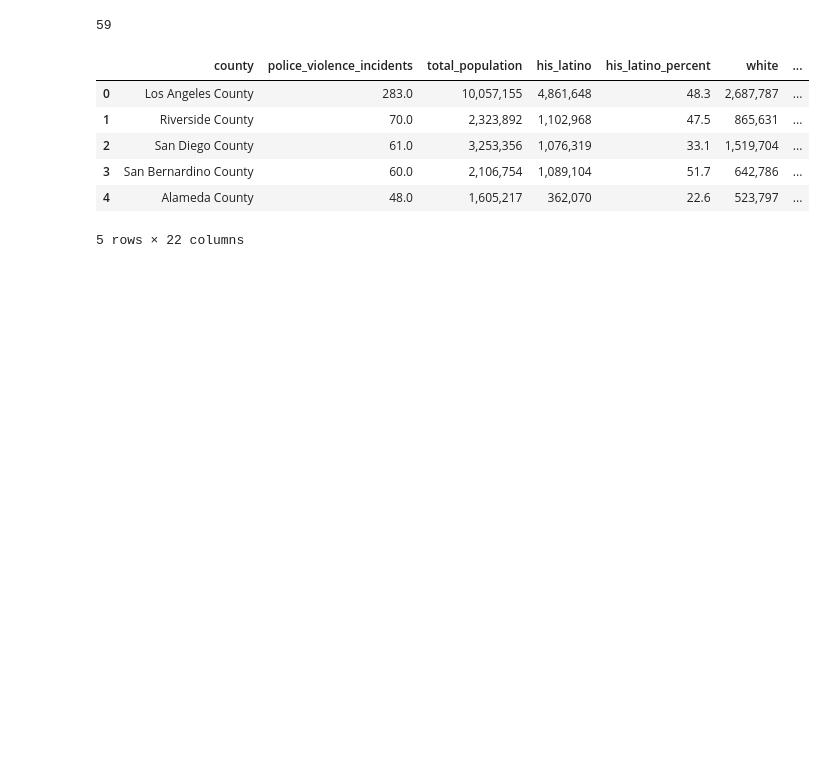
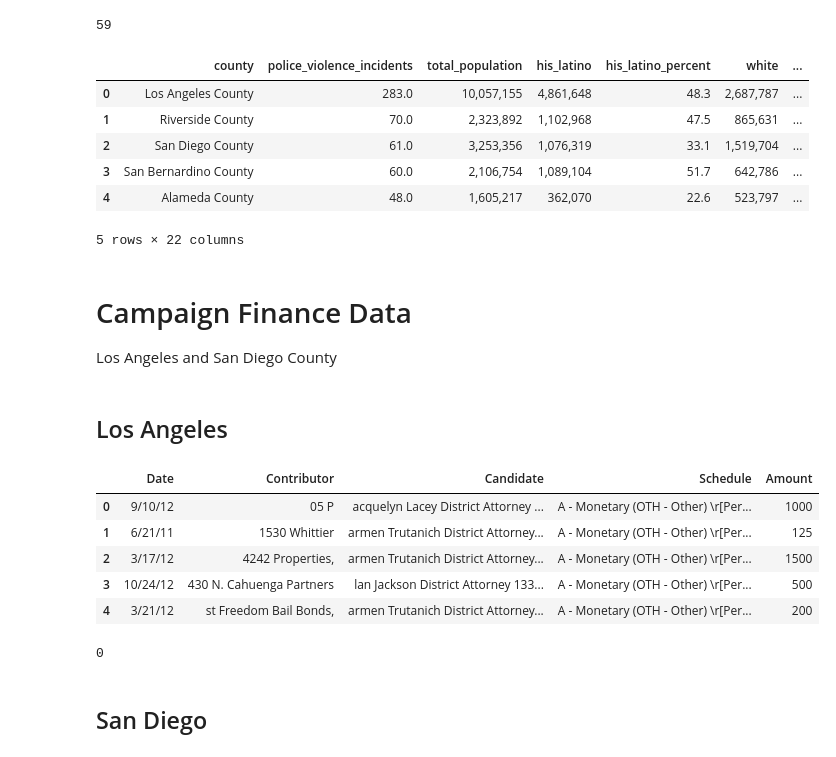
Before and after one commit to malelew/CA_DA_CAM_FIN, a Jupyter notebook: CA_DA_NOTEBOOK.ipynb, the cells around one changed output. Saved outputs shown, nothing was run; the diff lists cells and outputs as text; code cells hidden in the pictures; blank space fills up the shorter version.

```diff
--- a/CA_DA_NOTEBOOK.ipynb
+++ b/CA_DA_NOTEBOOK.ipynb
@@ -106,3 +172,28 @@ merged_df.head()
 # %%
 # save to csv
 merged_df.to_csv('ca_county_pd_incidents_and_demographics.csv', encoding='utf-8', index=False)
+# %% [markdown]
+# Campaign Finance Data
+Los Angeles and San Diego County
+# %% [markdown]
+## Los Angeles
+# %%
+# clean the data
+la_contributions_df.Candidate = la_contributions_df['Candidate'].apply(lambda name: name[1: name.find('\n') - 2])
+la_contributions_df.Contributor = la_contributions_df['Contributor'].apply(lambda name: name[1: name.find('\n') - 3])
+la_contributions_df.Amount = la_contributions_df['Amount'].apply(lambda total: total.replace('$',''))
+la_contributions_df.Amount = la_contributions_df['Amount'].apply(lambda total: total.replace(',',''))
+la_contributions_df.Amount = la_contributions_df['Amount'].apply(lambda total: total.replace('(',''))
+la_contributions_df.Amount = la_contributions_df['Amount'].apply(lambda total: total.replace(')',''))
+la_contributions_df.Amount = la_contributions_df['Amount'].apply(lambda total: int(total[0:total.find('.')]))
+#la_contributions_df.Amount = la_contributions_df['Amount'].apply(lambda total: int(total))
+# %%
+# new dataframe
+la_contributions_df.head()
+# %% [output]
+|  | Date | Contributor | Candidate | Schedule | Amount |
+| 0 | 9/10/12 | 05 P | acquelyn Lacey District Attorney ... | A - Monetary (OTH - Other) \r[Per... | 1000 |
+| 1 | 6/21/11 | 1530 Whittier | armen Trutanich District Attorney... | A - Monetary (OTH - Other) \r[Per... | 125 |
+| 2 | 3/17/12 | 4242 Properties, | armen Trutanich District Attorney... | A - Monetary (OTH - Other) \r[Per... | 1500 |
+| 3 | 10/24/12 | 430 N. Cahuenga Partners | lan Jackson District Attorney 133... | A - Monetary (OTH - Other) \r[Per... | 500 |
+| 4 | 3/21/12 | st Freedom Bail Bonds, | armen Trutanich District Attorney... | A - Monetary (OTH - Other) \r[Per... | 200 |
@@ -108,0 +204,7 @@ merged_df.to_csv('ca_county_pd_incidents_and_demographics.csv', encoding='utf-8'
+# %%
+la_law_enfrcmnt_total = la_law_enfrcmnt_support.Amount.sum()
+la_total = la_contributions_df.Amount.sum()
+# %% [output]
+0
+# %% [markdown]
+## San Diego
```
Also changed, not shown: parts of 24 cells of this notebook.
